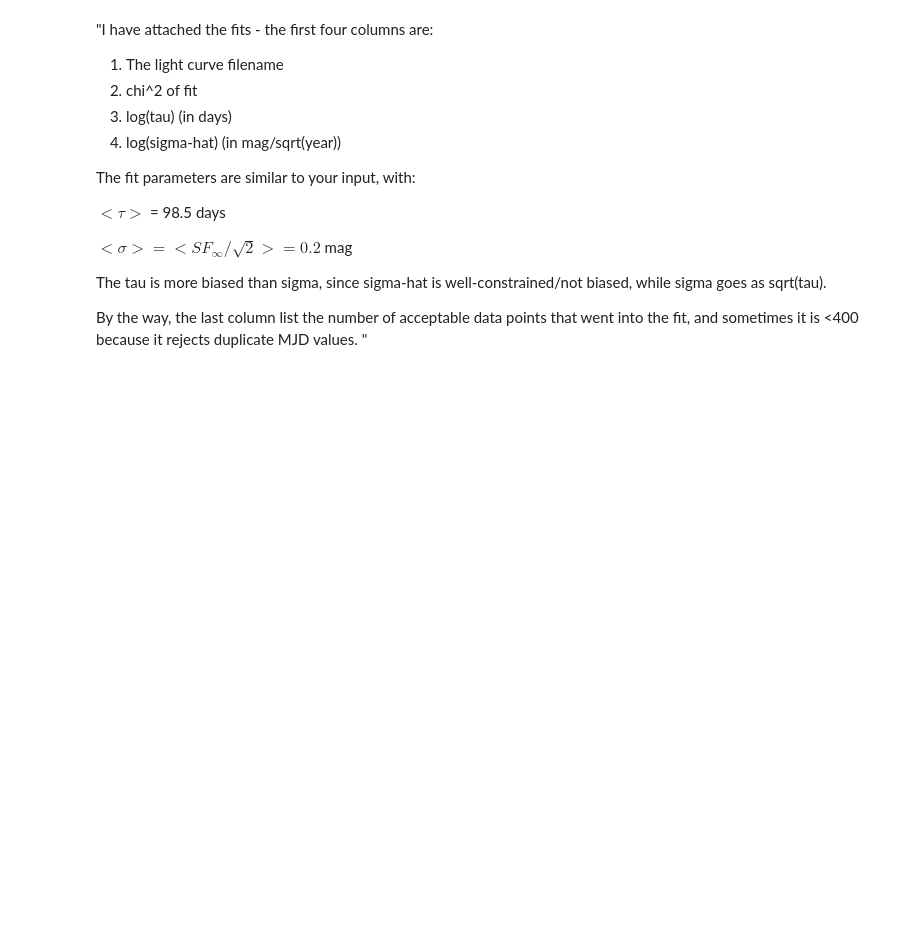
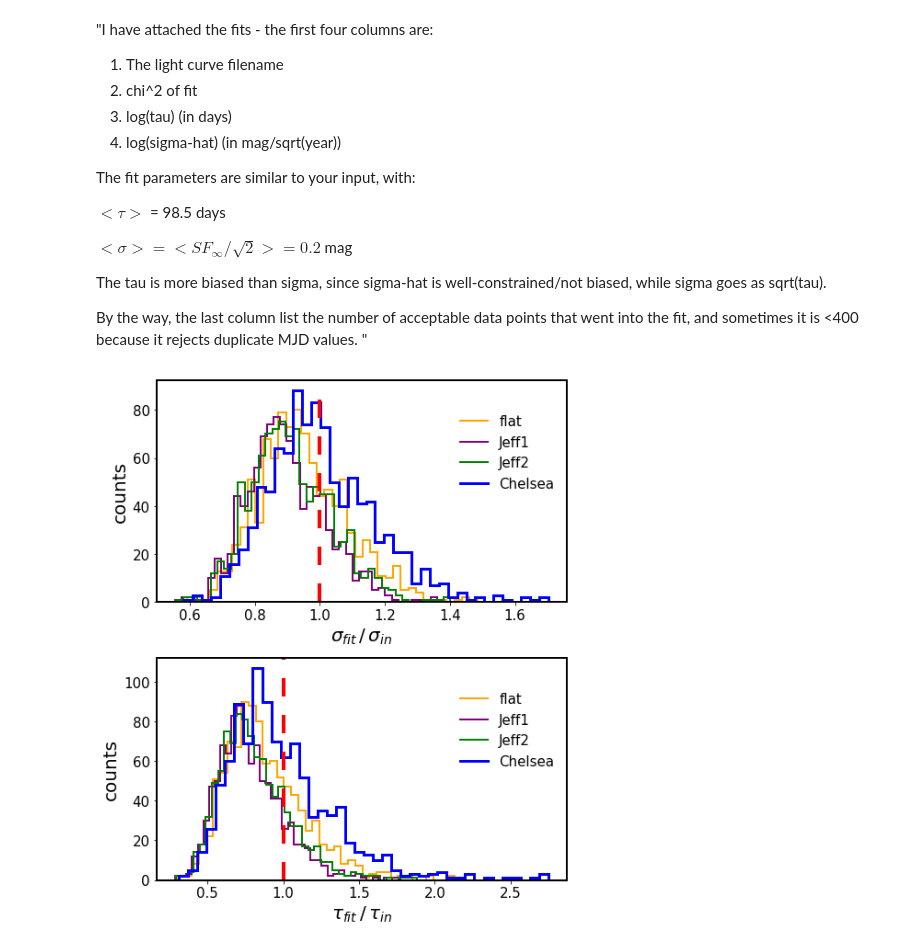
Before and after one commit to suberlak/DRW_Celerite, a Jupyter notebook: code/DRW_Chelsea_Celerite_test.ipynb, the cells around one changed output. Cells and saved outputs as stored; diff of their text form; code cells hidden in the pictures; blank space fills up the shorter version.

```diff
--- a/code/DRW_Chelsea_Celerite_test.ipynb
+++ b/code/DRW_Chelsea_Celerite_test.ipynb
@@ -155,3 +490,78 @@ The tau is more biased than sigma, since sigma-hat is well-constrained/not biase
 
 By the way, the last column list the number of acceptable data points that went into the fit, and sometimes it is <400 because it rejects duplicate MJD values.
 "
+# %%
+import matplotlib.lines as mlines
+%matplotlib inline
+# plot histograms : marginalize along either dimension ...
+
+fig ,ax  = plt.subplots(2,1,figsize=(8,10))
+
+# two panels  : tau and sigma
+sigma_in = 0.2
+tau_in = 100
+
+length = 20
+i = 0
+x0 = [0.2,0.62]
+
+
+# Grab Chelsea' results ...
+fits = Table.read(outDir+'fits.dat', format='ascii')
+tau_fit = np.power(10,fits['col3'].data)
+sigma_hat = np.power(10, fits['col4'].data)
+sigma_fit = sigma_hat / np.sqrt(2 / (tau_fit/365.0))
+# to convert to mag / sqrt(years)...
+
+# Read the results from Celerite ...
+simDir = '../data_products/Fig_Celerite_ZI_LC_fits/2017-10-27/'
+results = np.load(simDir+'ZI_fits_results_11-02-17.npy').item()
+
+# need to store lines for axis legends in an object
+ax_legend_handles = []
+
+color_dict = {'Chelsea':'blue',  'flat':'orange',
+             'Jeff1':'purple','Jeff2':'green' }
+
+# results of Celerite with ZI light curves
+use_bounds  = True
+for prior in priors:
+    x =  results[prior]['sigma_fit'] / sigma_in
+    ax[0].hist(x, histtype='step', lw=2, bins=40, color=color_dict[prior])#
+    line = mlines.Line2D([], [], color=color_dict[prior], lw=2, label=prior)
+    ax_legend_handles.append(line)
+
+    y = results[prior]['tau_fit'] / tau_in
+    ax[1].hist(y,  histtype='step', lw=2, bins=40, color=color_dict[prior])
+# NOTE :  need to make a line object to
+# avoid getting a legend with a box ...
+# https://matplotlib.org/users/legend_guide.html#plotting-guide-legend
+
+
+# results of Chelsea
+x =  sigma_fit / sigma_in
+ax[0].hist(x,  histtype='step', lw=3, bins=40,color=color_dict['Chelsea'])
+line = mlines.Line2D([], [], color=color_dict['Chelsea'], lw=3, label='Chelsea')
+ax_legend_handles.append(line)
+
+y = tau_fit / tau_in
+ax[1].hist(y, histtype='step', lw=3, bins=40,color=color_dict['Chelsea'])
+
+ax[0].set_xlabel(r'$\sigma_{fit}\,/ \,\sigma_{in}$')
+ax[1].set_xlabel(r'$\tau_{fit} \,/\, \tau_{in}$')
+
+for i in [0,1]:
+    ax[i].legend(loc='upper left', handles = ax_legend_handles, frameon=False,
+                bbox_to_anchor=(0.71, 0.9), fontsize=15)
+    ax[i].axvline(1, lw=4, ls='--', c='red', dashes=(5,5))
+    ax[i].set_ylabel('counts')
+
+
+fig.subplots_adjust(hspace=0.25)
+#fig.suptitle('N = '+str(len(t))+', length = '+str(length)+  r'$ \tau_{in}$,'+' '\
+#                 +str(len(x))+' fits' + '\n' \
+#                 + 'err='+str(yerr[0])+' [mag], '+b, fontsize=20)
+plt.savefig(outDir + 'sigma_tau_ratios_chelsea_celerite_1.png')
+# in each panel , plot histogram of both
+# %% [output]
+[figure, added]
```
Also changed, not shown: parts of 33 cells of this notebook.
